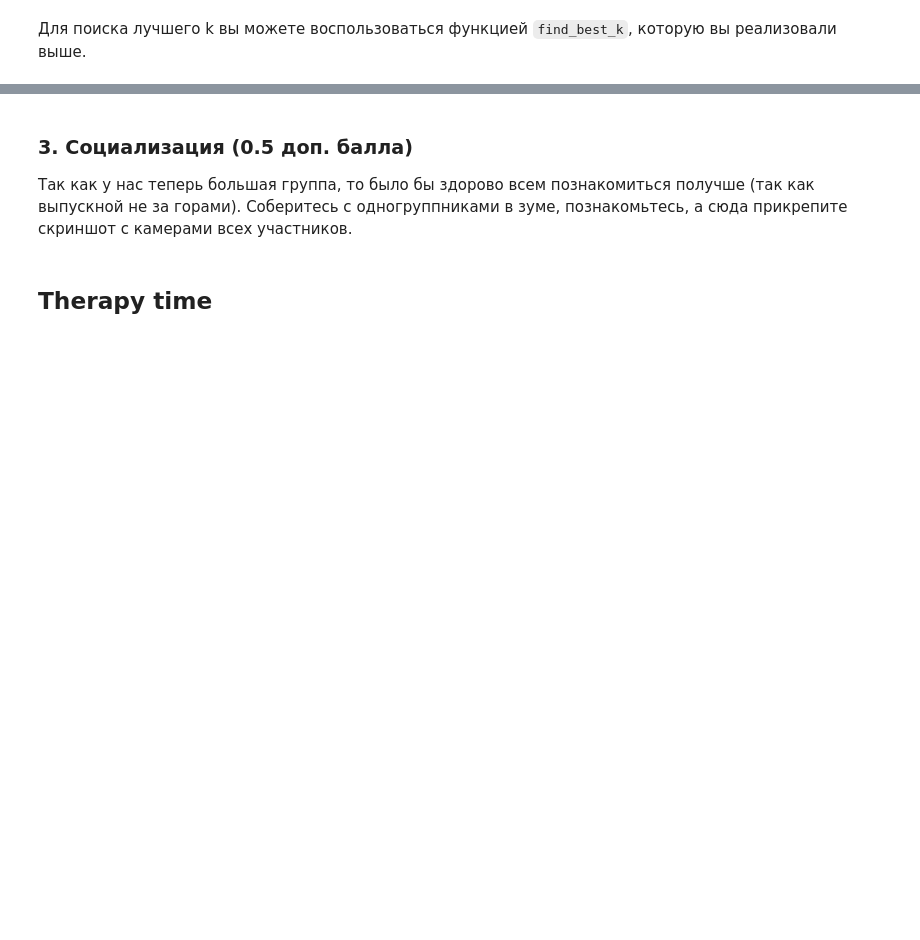
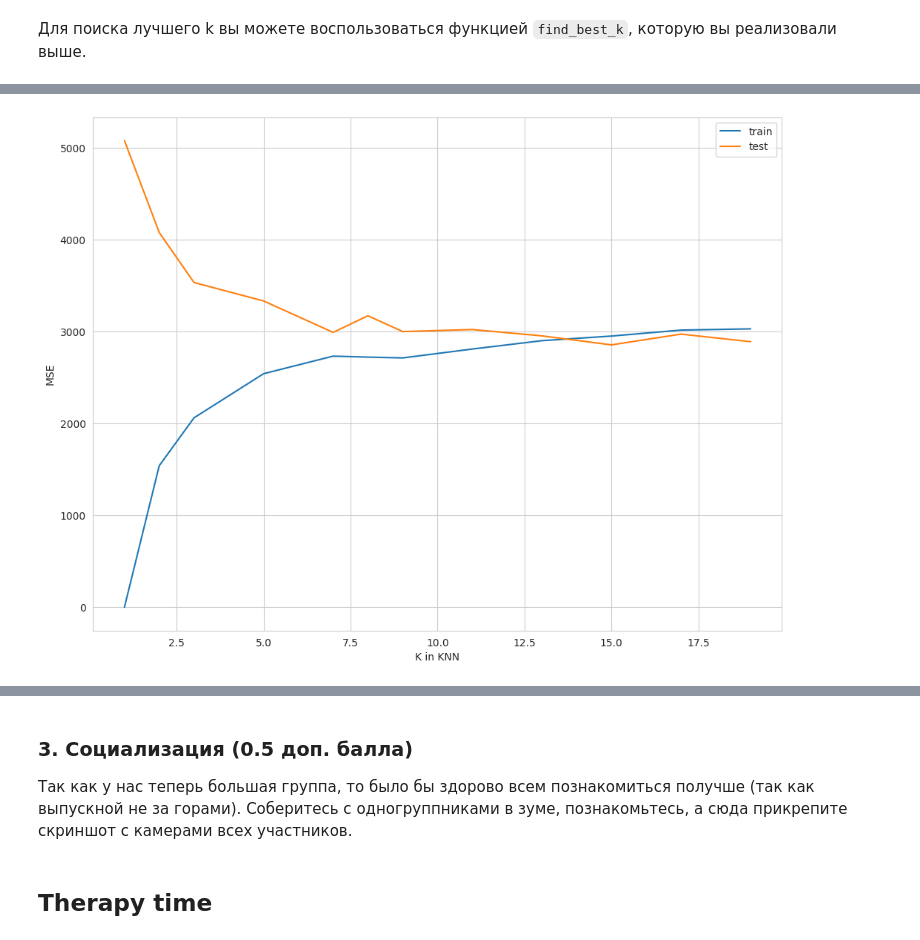
Before and after one commit to VovaGrig/BI-ml-2024, a Jupyter notebook: lecture_1_intro_knn/homework/KNN.ipynb, the cells around one changed output, grey strips where cells are left out. Drawn from its saved outputs; the diff is of its cells as text; code cells hidden in the pictures; blank space fills up the shorter version.

```diff
--- a/lecture_1_intro_knn/homework/KNN.ipynb
+++ b/lecture_1_intro_knn/homework/KNN.ipynb
@@ -313,0 +477,5 @@ from metrics import r_squared, mse, mae
+# %%
+mse_scores_test, mse_scores_train = find_best_k_regression(k_neighbors, mean_squared_error)
+plot_train_vs_test_metrics('MSE', mse_scores_test, mse_scores_train, k_neighbors)
+# %% [output]
+[figure, added]
```
Also changed, not shown: parts of 38 cells of this notebook, 3 other files.
